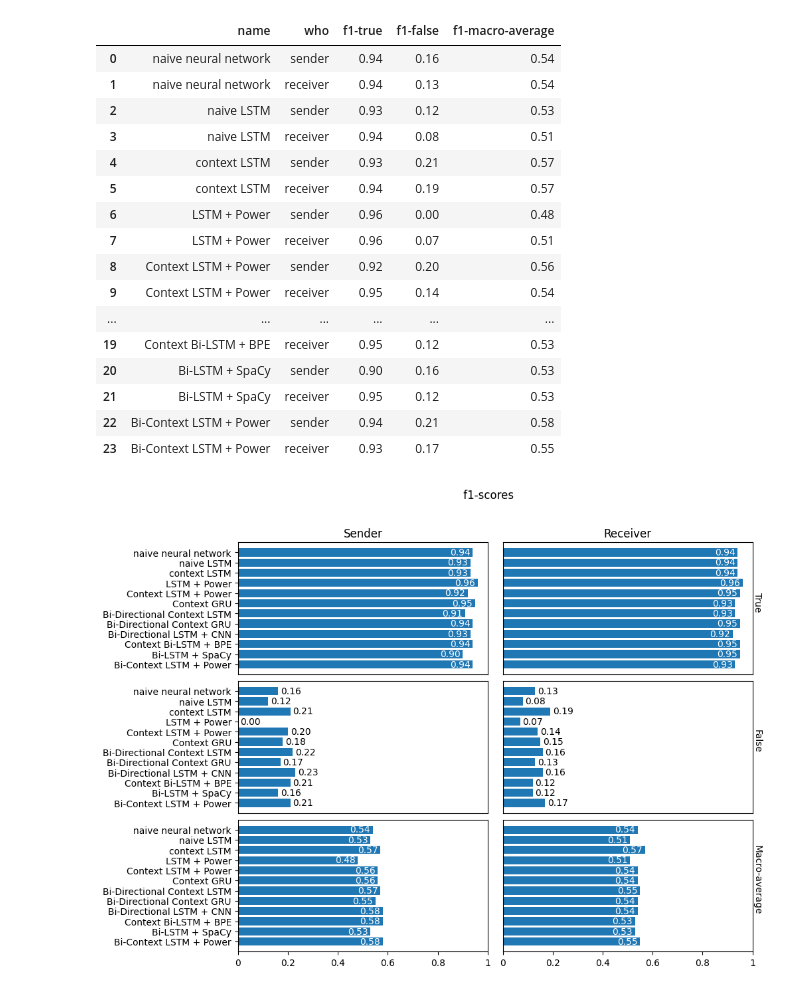
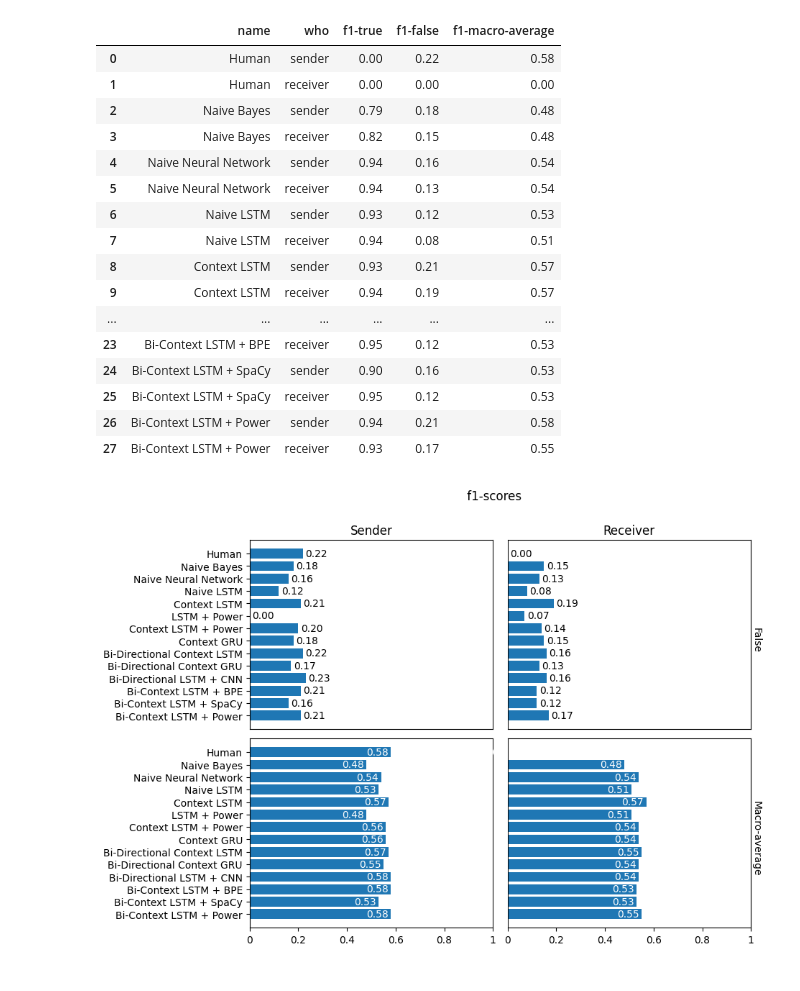
Before and after one commit to AdamKreitz/w266-final-project, a Jupyter notebook: visuals.ipynb, the cells around one changed output. Saved outputs shown, nothing was run; the diff lists cells and outputs as text; code cells hidden in the pictures.

```diff
--- a/visuals.ipynb
+++ b/visuals.ipynb
@@ -4,12 +4,16 @@ import matplotlib.pyplot as plt
 # %%
 df = pd.DataFrame({
     "name": [
-        "naive neural network",
-        "naive neural network",
-        "naive LSTM",
-        "naive LSTM",
-        "context LSTM",
-        "context LSTM",
+        "Human",
+        "Human",
+        "Naive Bayes",
+        "Naive Bayes",
+        "Naive Neural Network",
+        "Naive Neural Network",
+        "Naive LSTM",
+        "Naive LSTM",
+        "Context LSTM",
+        "Context LSTM",
         "LSTM + Power",
         "LSTM + Power",
         "Context LSTM + Power",
@@ -22,10 +26,10 @@ df = pd.DataFrame({
         "Bi-Directional Context GRU",
         "Bi-Directional LSTM + CNN",
         "Bi-Directional LSTM + CNN",
-        "Context Bi-LSTM + BPE",
-        "Context Bi-LSTM + BPE",
-        "Bi-LSTM + SpaCy",
-        "Bi-LSTM + SpaCy",
+        "Bi-Context LSTM + BPE",
+        "Bi-Context LSTM + BPE",
+        "Bi-Context LSTM + SpaCy",
+        "Bi-Context LSTM + SpaCy",
         "Bi-Context LSTM + Power",
         "Bi-Context LSTM + Power",
     ],
@@ -42,8 +46,12 @@ df = pd.DataFrame({
         "sender", "receiver",
         "sender", "receiver",
         "sender", "receiver",
+        "sender", "receiver",
+        "sender", "receiver",
     ],
     "f1-true": [
+        0.0 , 0.0,
+        0.79, 0.82,
         0.94, 0.94,
         0.93, 0.94,
         0.93, 0.94,
@@ -58,6 +66,8 @@ df = pd.DataFrame({
         0.94, 0.93,
     ],
     "f1-false": [
+        0.0 , 0.22,
+        0.18, 0.15,
         0.16, 0.13,
         0.12, 0.08,
         0.21, 0.19,
@@ -72,6 +82,8 @@ df = pd.DataFrame({
         0.21, 0.17,
     ],
     "f1-macro-average": [
+        0.0 , 0.58,
+        0.48, 0.48,
         0.54, 0.54,
         0.53, 0.51,
         0.57, 0.57,
@@ -90,48 +102,48 @@ df = pd.DataFrame({
 df
 # %% [output]
 |  | name | who | f1-true | f1-false | f1-macro-average |
-| 0 | naive neural network | sender | 0.94 | 0.16 | 0.54 |
-| 1 | naive neural network | receiver | 0.94 | 0.13 | 0.54 |
-| 2 | naive LSTM | sender | 0.93 | 0.12 | 0.53 |
-| 3 | naive LSTM | receiver | 0.94 | 0.08 | 0.51 |
-| 4 | context LSTM | sender | 0.93 | 0.21 | 0.57 |
-| 5 | context LSTM | receiver | 0.94 | 0.19 | 0.57 |
-| 6 | LSTM + Power | sender | 0.96 | 0.00 | 0.48 |
-| 7 | LSTM + Power | receiver | 0.96 | 0.07 | 0.51 |
-| 8 | Context LSTM + Power | sender | 0.92 | 0.20 | 0.56 |
-| 9 | Context LSTM + Power | receiver | 0.95 | 0.14 | 0.54 |
+| 0 | Human | sender | 0.00 | 0.22 | 0.58 |
+| 1 | Human | receiver | 0.00 | 0.00 | 0.00 |
+| 2 | Naive Bayes | sender | 0.79 | 0.18 | 0.48 |
+| 3 | Naive Bayes | receiver | 0.82 | 0.15 | 0.48 |
+| 4 | Naive Neural Network | sender | 0.94 | 0.16 | 0.54 |
+| 5 | Naive Neural Network | receiver | 0.94 | 0.13 | 0.54 |
+| 6 | Naive LSTM | sender | 0.93 | 0.12 | 0.53 |
+| 7 | Naive LSTM | receiver | 0.94 | 0.08 | 0.51 |
+| 8 | Context LSTM | sender | 0.93 | 0.21 | 0.57 |
+| 9 | Context LSTM | receiver | 0.94 | 0.19 | 0.57 |
 | ... | ... | ... | ... | ... | ... |
-| 19 | Context Bi-LSTM + BPE | receiver | 0.95 | 0.12 | 0.53 |
-| 20 | Bi-LSTM + SpaCy | sender | 0.90 | 0.16 | 0.53 |
-| 21 | Bi-LSTM + SpaCy | receiver | 0.95 | 0.12 | 0.53 |
-| 22 | Bi-Context LSTM + Power | sender | 0.94 | 0.21 | 0.58 |
-| 23 | Bi-Context LSTM + Power | receiver | 0.93 | 0.17 | 0.55 |
+| 23 | Bi-Context LSTM + BPE | receiver | 0.95 | 0.12 | 0.53 |
+| 24 | Bi-Context LSTM + SpaCy | sender | 0.90 | 0.16 | 0.53 |
+| 25 | Bi-Context LSTM + SpaCy | receiver | 0.95 | 0.12 | 0.53 |
+| 26 | Bi-Context LSTM + Power | sender | 0.94 | 0.21 | 0.58 |
+| 27 | Bi-Context LSTM + Power | receiver | 0.93 | 0.17 | 0.55 |
 # %%
-def barh_graph(df, title_add = "", figsize=(5,5)):
-    _, ax = plt.subplots(nrows=3, ncols=2, figsize=figsize)
+def barh_graph(df, title_add = "", figsize=(5,5), yoffset = 6.1):
+    _, ax = plt.subplots(nrows=2, ncols=2, figsize=figsize)
     plt.subplots_adjust(wspace=0.06, hspace=0.05)
     plt.suptitle(f"{title_add} f1-scores")
     for (i,who) in enumerate(["sender", "receiver"]):
         ax[0][i].set_title(who.capitalize())
-        for (j,what) in enumerate(["true", "false", "macro-average"]):
+        for (j,what) in enumerate(["false", "macro-average"]):
             ax[j][i].set_xticks([0, 0.2, 0.4, 0.6, 0.8, 1])
             ax[j][i].set_xticklabels([0, 0.2, 0.4, 0.6, 0.8, 1])
             if i > 0:
                 ax[j][i].get_yaxis().set_visible(False)
-                ax[j][i].annotate(what.capitalize(), xy=(1.0,6.1), ha="left", va="center", rotation=-90)
-            if j < 2:
+                ax[j][i].annotate(what.capitalize(), xy=(1.0, yoffset), ha="left", va="center", rotation=-90)
+            if j < 1:
                 ax[j][i].get_xaxis().set_visible(False)
 
             df_temp = df[df["who"] == who].sort_index(ascending=False).set_index("name")[f"f1-{what}"]
             ax[j][i].barh(df_temp.index, df_temp)
             ax[j][i].set_xlim([0.0, 1.0])
             for (y,v) in enumerate(df_temp):
-                ax[j][i].text(v + (0.01 * (-1 if j != 1 else 1)), y, f"{v:.2f}", ha=("right" if j != 1 else "left"), va="center", color=("white" if j != 1 else "black"))
+                ax[j][i].text(v + (0.01 * (-1 if j != 0 else 1)), y, f"{v:.2f}", ha=("right" if j != 0 else "left"), va="center", color=("white" if j != 0 else "black"))
     plt.show()
 # %%
 barh_graph(
     df,
-    figsize=(10,8)
+    figsize=(9,7),
 )
 # %% [output]
-[figure, old version]
+[figure, new version]
```
Also changed, not shown: parts of 6 cells of this notebook.
